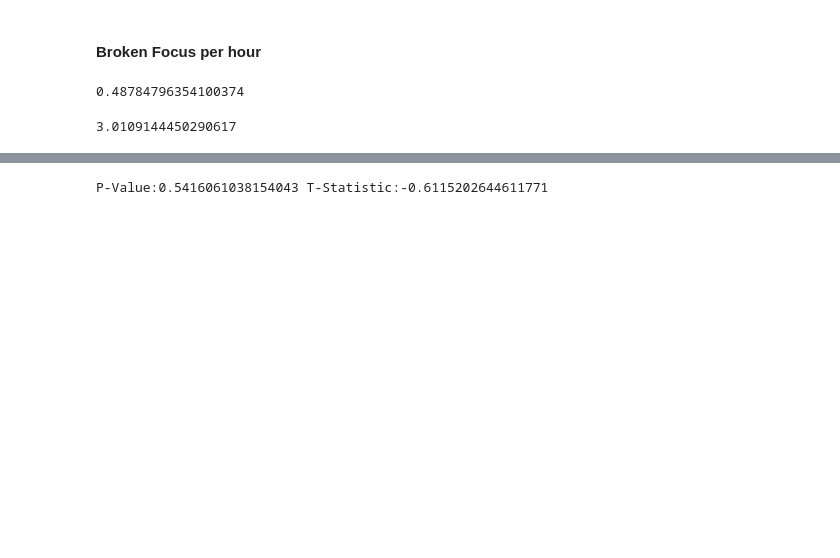
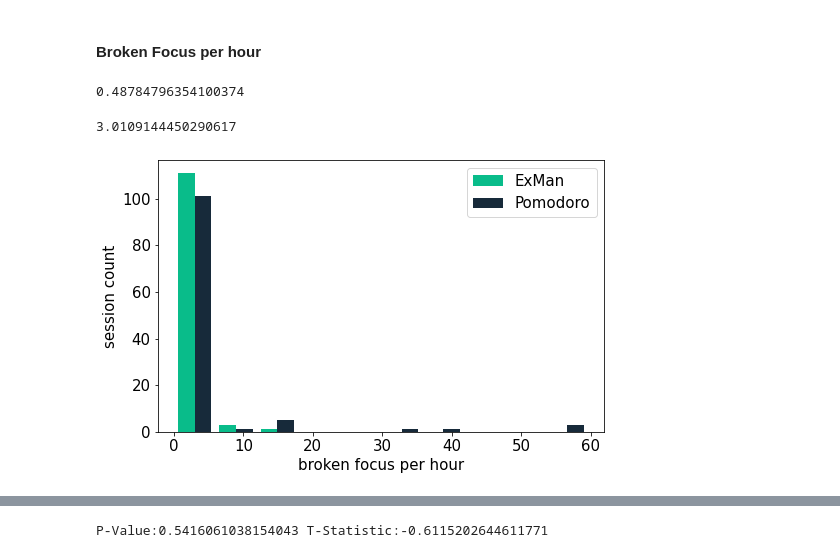
Before and after one commit to lutharsanen/exman-study-analysis, a Jupyter notebook: Exman-Analysis.ipynb, the cells around one changed output, grey strips where cells are left out. Drawn from its saved outputs; the diff is of its cells as text; code cells hidden in the pictures; blank space fills up the shorter version.

```diff
--- a/Exman-Analysis.ipynb
+++ b/Exman-Analysis.ipynb
@@ -163,6 +199,22 @@ exman["brokenFocusPerHour"].mean()
 pomodoro["brokenFocusPerHour"].mean()
 # %% [output]
 3.0109144450290617
+# %%
+x = [list(exman["brokenFocusPerHour"]),list(pomodoro['brokenFocusPerHour'])]
+
+label = ["ExMan","Pomodoro"]
+fig, gnt = plt.subplots()
+plt.hist(x, histtype='bar', color=["#09BC8A", "#172A3A"], label=label)
+plt.legend(prop={'size': 15})
+plt.ylabel("session count")
+plt.xlabel("broken focus per hour")
+fig.set_figwidth(8)
+fig.set_figheight(5)
+plt.savefig("figure5_with_outliers.pdf")
+
+plt.show()
+# %% [output]
+[figure, added]
 # %%
 x = [list(exman["brokenFocusPerHour"]),list(pomodoro[pomodoro["brokenFocusPerHour"] < 16.5]['brokenFocusPerHour'])]
 
```
Also changed, not shown: parts of 18 cells of this notebook, 7 other files.
